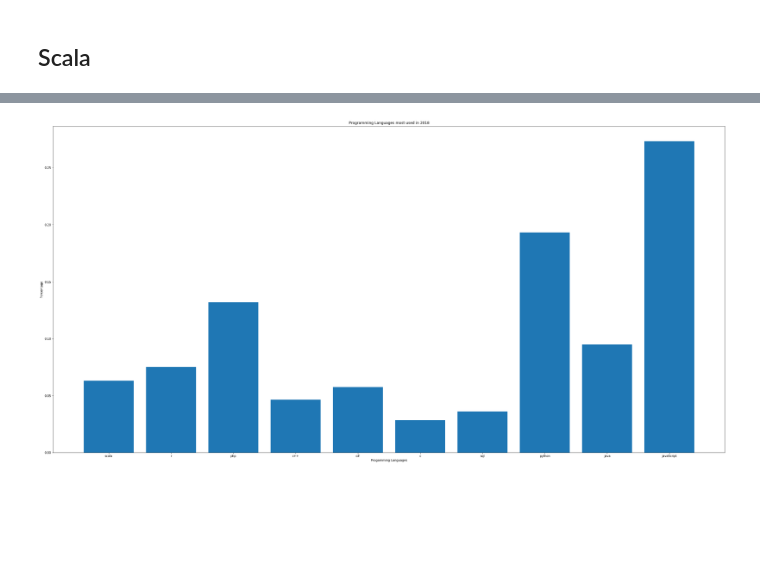
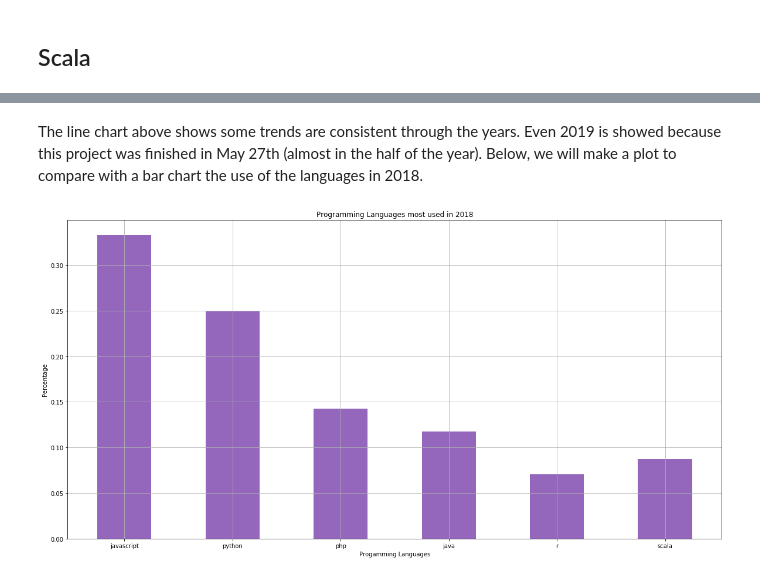
Before and after one commit to amerino92/Text-Mining-in-StackOverFlow, a Jupyter notebook: Scrapping StackOverFlow.ipynb, the cells around one changed output, grey strips where cells are left out. Drawn from its saved outputs; the diff is of its cells as text; code cells hidden in the pictures; blank space fills up the shorter version.

Commit message:
write the report and edite the charts

```diff
--- a/Scrapping StackOverFlow.ipynb
+++ b/Scrapping StackOverFlow.ipynb
@@ -427,25 +368,19 @@ listNumbersScala_wd_ans=scala_feat[3]
 # %%
-def percentLanguages(listNumbersScala_count,listNumbersR_count,listNumbersPhp_count,listNumbersCplusplus_count,
-                    listNumbersCsharp_count,listNumbersC_count,listNumbersSql_count,listNumbersPython_count,
+def percentLanguages(listNumbersScala_count,listNumbersR_count,listNumbersPhp_count,listNumbersPython_count,
                     listNumbersJavaScr_count,listNumbersJava_count):
-    listLanguages=['scala','r','php','c++','c#','c','sql','python','java','javaScript']
+    listLanguages=['javascript','python','php','java','r','scala']
     percentViewLang=list()
     for i in range(5):
         totalListNumbers=listNumbersScala_count[0][i]+listNumbersR_count[0][i]+listNumbersPhp_count[0][i]+\
-                listNumbersCplusplus_count[0][i]+listNumbersCsharp_count[0][i]+ listNumbersC_count[0][i]+\
-                listNumbersSql_count[0][i]+listNumbersPython_count[0][i]+listNumbersJavaScr_count[0][i]+\
-                listNumbersJava_count[0][i]
+                listNumbersPython_count[0][i]+listNumbersJavaScr_count[0][i]+listNumbersJava_count[0][i]
 
         percentViewLang.append((listNumbersScala_count[0][i]/totalListNumbers,listNumbersR_count[0][i]/totalListNumbers, \
-                                listNumbersPhp_count[0][i]/totalListNumbers,listNumbersCplusplus_count[0][i]/totalListNumbers, \
-                                listNumbersCsharp_count[0][i]/totalListNumbers,listNumbersC_count[0][i]/totalListNumbers, \
-                               listNumbersSql_count[0][i]/totalListNumbers,listNumbersPython_count[0][i]/totalListNumbers, \
+                                listNumbersPhp_count[0][i]/totalListNumbers,listNumbersPython_count[0][i]/totalListNumbers, \
                                 listNumbersJava_count[0][i]/totalListNumbers,listNumbersJavaScr_count[0][i]/totalListNumbers))
 
 
 
     return percentViewLang,listLanguages
 
-percentView,listLang=percentLanguages(listNumbersScala_count,listNumbersR_count,listNumbersPhp_count,listNumbersCplusplus_count,
-                    listNumbersCsharp_count,listNumbersC_count,listNumbersSql_count,listNumbersPython_count,
-                    listNumbersJavaScr_count,listNumbersJava_count)
+percentView,listLang=percentLanguages(listNumbersJavaScr_count,listNumbersPython_count,listNumbersPhp_count,
+                    listNumbersJava_count,listNumbersR_count,listNumbersScala_count)
@@ -453,12 +397,12 @@ percentView,listLang=percentLanguages(listNumbersScala_count,listNumbersR_count,
 import matplotlib.pyplot as plt
 %matplotlib inline
 
+years=[2015,2016,2017,2018,2019]
+
 fig_size = plt.rcParams["figure.figsize"]
-fig_size[0] = 40
-fig_size[1] = 20
+fig_size[0] = 20
+fig_size[1] = 10
 plt.rcParams["figure.figsize"] = fig_size
-
-years=[2015,2016,2017,2018,2019]
 # %%
 totalV=list(map(list, zip(*percentView)))
 
@@ -487,9 +420,11 @@ plt.show()
+# %% [markdown]
+The line chart above shows some trends are consistent through the years. Even 2019 is showed because this project was finished in May 27th (almost in the half of the year). Below, we will make a plot to compare with a bar chart the use of the languages in 2018.
 # %%
 plt.title('Programming Languages most used in 2018')
 plt.xlabel('Progamming Languages')
 plt.ylabel('Percentage')
-plt.bar(listLang,percentView[3])
-
+plt.bar(listLang,percentView[3],color='C4',width=.5)
+plt.grid(True)
 plt.show()
 # %% [output]
-[figure, old version]
+[figure, new version]
```
Also changed, not shown: parts of 49 cells of this notebook, 4 other files.
